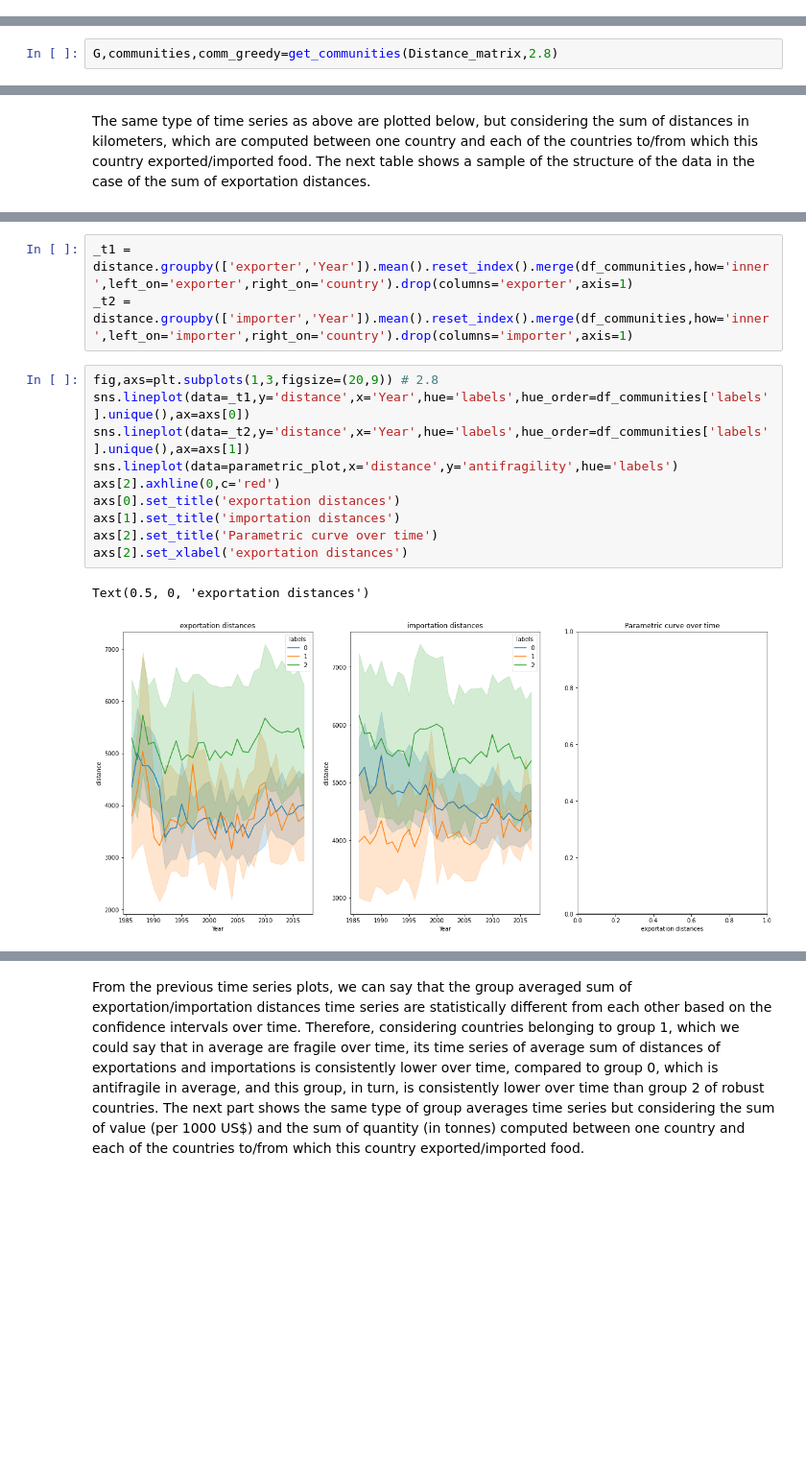
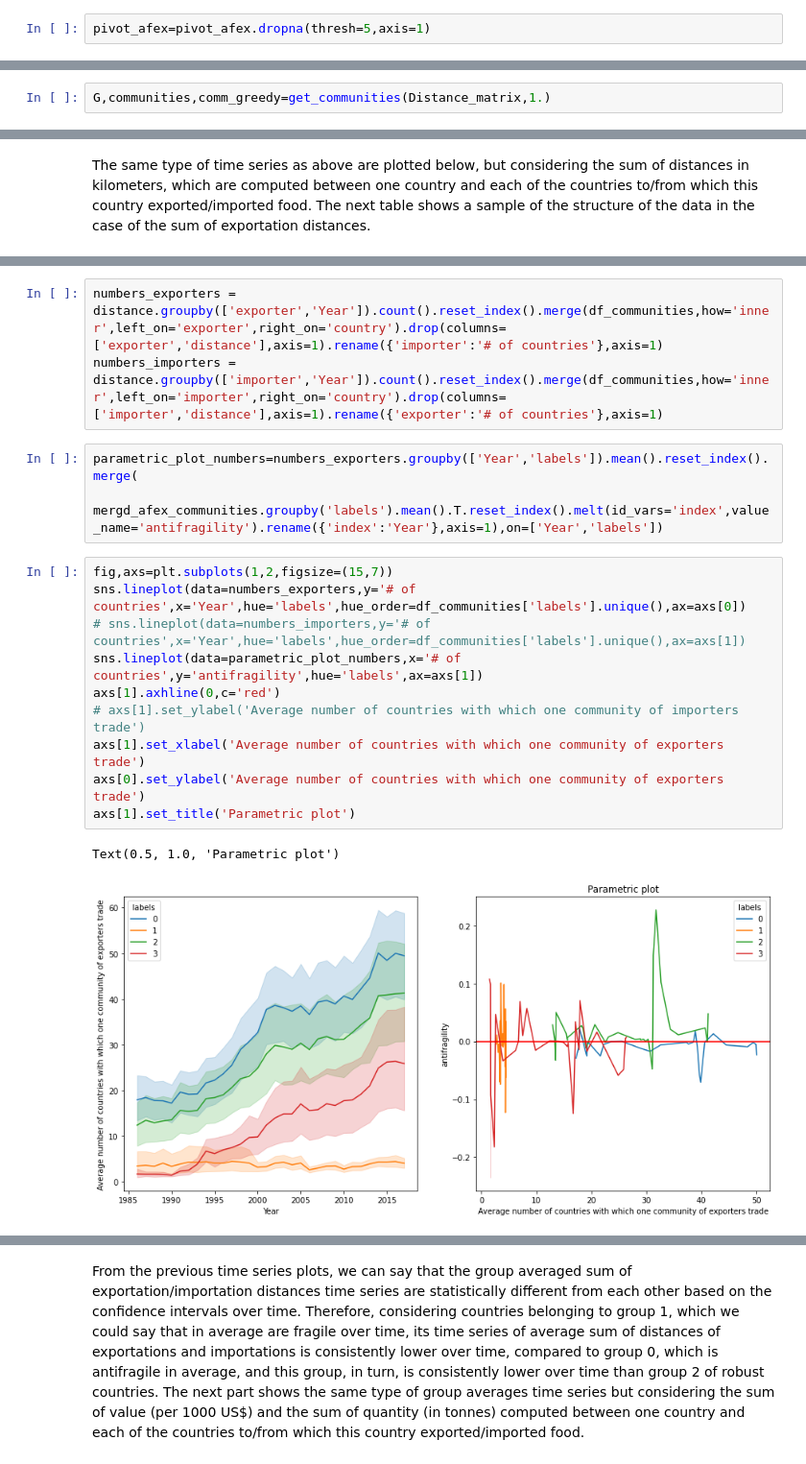
Before and after one commit to RogelioLozano/AOFFTN, a Jupyter notebook: Exploration_V3/network_based_TSclust.ipynb, the cells around one changed output, grey strips where cells are left out. Shown at 96% size. Drawn from its saved outputs; the diff is of its cells as text; blank space fills up the shorter version.

```diff
--- a/Exploration_V3/network_based_TSclust.ipynb
+++ b/Exploration_V3/network_based_TSclust.ipynb
@@ -21,6 +24,8 @@ af_ex_pca = pd.read_csv('af_ex_pca.csv',index_col=0)
 # %%
 pivot_afex=af_ex_pca.pivot_table(values='af_ex_pca',columns='country',index='year')
 pivot_afex=pivot_afex.drop(columns='Unspecified Area')
+# %%
+pivot_afex=pivot_afex.dropna(thresh=5,axis=1)
 # %%
 # pivot_afex=pivot_afex.where((~pd.notna(pivot_afex)) | (pivot_afex<1),1)
 # pivot_afex=pivot_afex.where(~(pd.notna(pivot_afex)) | (pivot_afex>-1),-1)
@@ -53,7 +58,7 @@ def get_communities(Distance_matrix,epsilon):
 
     return G,communities,comm_greedy
 # %%
-G,communities,comm_greedy=get_communities(Distance_matrix,2.8)
+G,communities,comm_greedy=get_communities(Distance_matrix,1.)
 # %%
 print("AMI:",communities.adjusted_mutual_information(comm_greedy).score)
 # %% [output]
@@ -202,16 +224,19 @@ Text(0.5, 0, 'exportation distances')
 # %%
-_t1 = distance.groupby(['exporter','Year']).mean().reset_index().merge(df_communities,how='inner',left_on='exporter',right_on='country').drop(columns='exporter',axis=1)
-_t2 = distance.groupby(['importer','Year']).mean().reset_index().merge(df_communities,how='inner',left_on='importer',right_on='country').drop(columns='importer',axis=1)
+numbers_exporters = distance.groupby(['exporter','Year']).count().reset_index().merge(df_communities,how='inner',left_on='exporter',right_on='country').drop(columns=['exporter','distance'],axis=1).rename({'importer':'# of countries'},axis=1)
+numbers_importers = distance.groupby(['importer','Year']).count().reset_index().merge(df_communities,how='inner',left_on='importer',right_on='country').drop(columns=['importer','distance'],axis=1).rename({'exporter':'# of countries'},axis=1)
+# %%
+parametric_plot_numbers=numbers_exporters.groupby(['Year','labels']).mean().reset_index().merge(
+    mergd_afex_communities.groupby('labels').mean().T.reset_index().melt(id_vars='index',value_name='antifragility').rename({'index':'Year'},axis=1),on=['Year','labels'])
 # %%
-fig,axs=plt.subplots(1,3,figsize=(20,9)) # 2.8
-sns.lineplot(data=_t1,y='distance',x='Year',hue='labels',hue_order=df_communities['labels'].unique(),ax=axs[0])
-sns.lineplot(data=_t2,y='distance',x='Year',hue='labels',hue_order=df_communities['labels'].unique(),ax=axs[1])
-sns.lineplot(data=parametric_plot,x='distance',y='antifragility',hue='labels')
-axs[2].axhline(0,c='red')
-axs[0].set_title('exportation distances')
-axs[1].set_title('importation distances')
-axs[2].set_title('Parametric curve over time')
-axs[2].set_xlabel('exportation distances')
+fig,axs=plt.subplots(1,2,figsize=(15,7))
+sns.lineplot(data=numbers_exporters,y='# of countries',x='Year',hue='labels',hue_order=df_communities['labels'].unique(),ax=axs[0])
+# sns.lineplot(data=numbers_importers,y='# of countries',x='Year',hue='labels',hue_order=df_communities['labels'].unique(),ax=axs[1])
+sns.lineplot(data=parametric_plot_numbers,x='# of countries',y='antifragility',hue='labels',ax=axs[1])
+axs[1].axhline(0,c='red')
+# axs[1].set_ylabel('Average number of countries with which one community of importers trade')
+axs[1].set_xlabel('Average number of countries with which one community of exporters trade')
+axs[0].set_ylabel('Average number of countries with which one community of exporters trade')
+axs[1].set_title('Parametric plot')
 # %% [output]
-Text(0.5, 0, 'exportation distances')
+Text(0.5, 1.0, 'Parametric plot')
-[figure, old version]
+[figure, new version]
```
Also changed, not shown: parts of 37 cells of this notebook, 2 other files.
